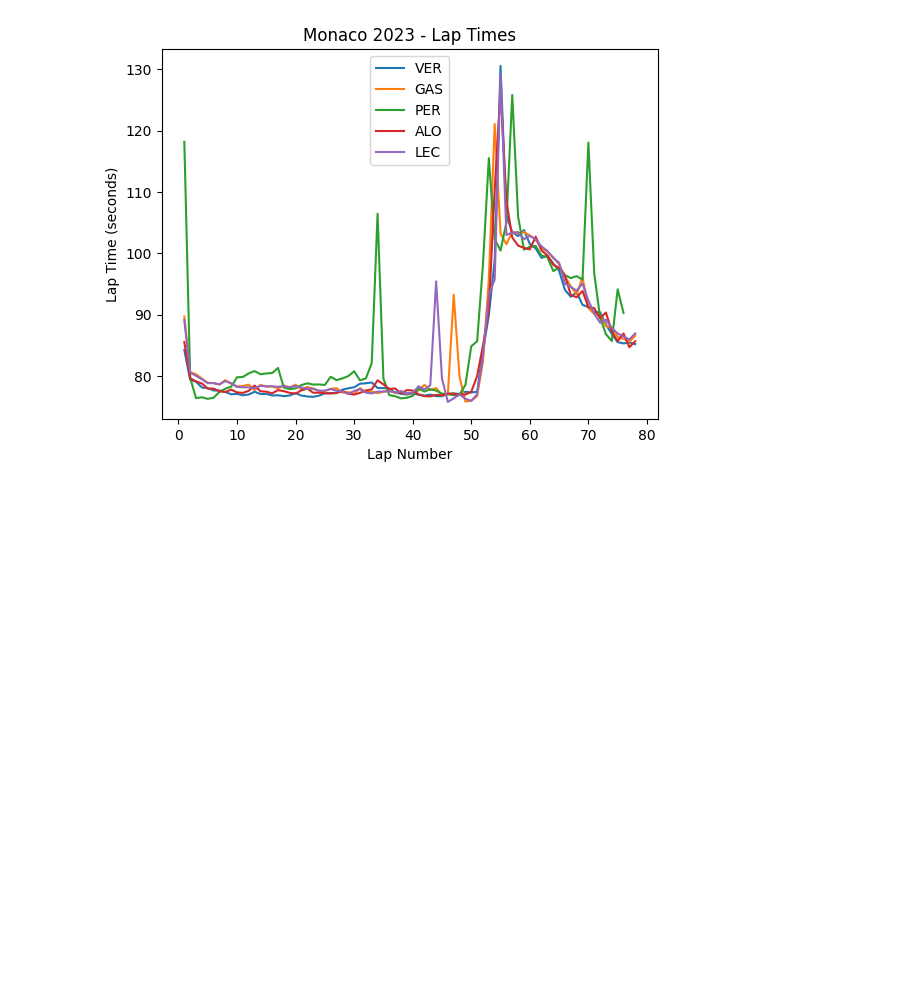
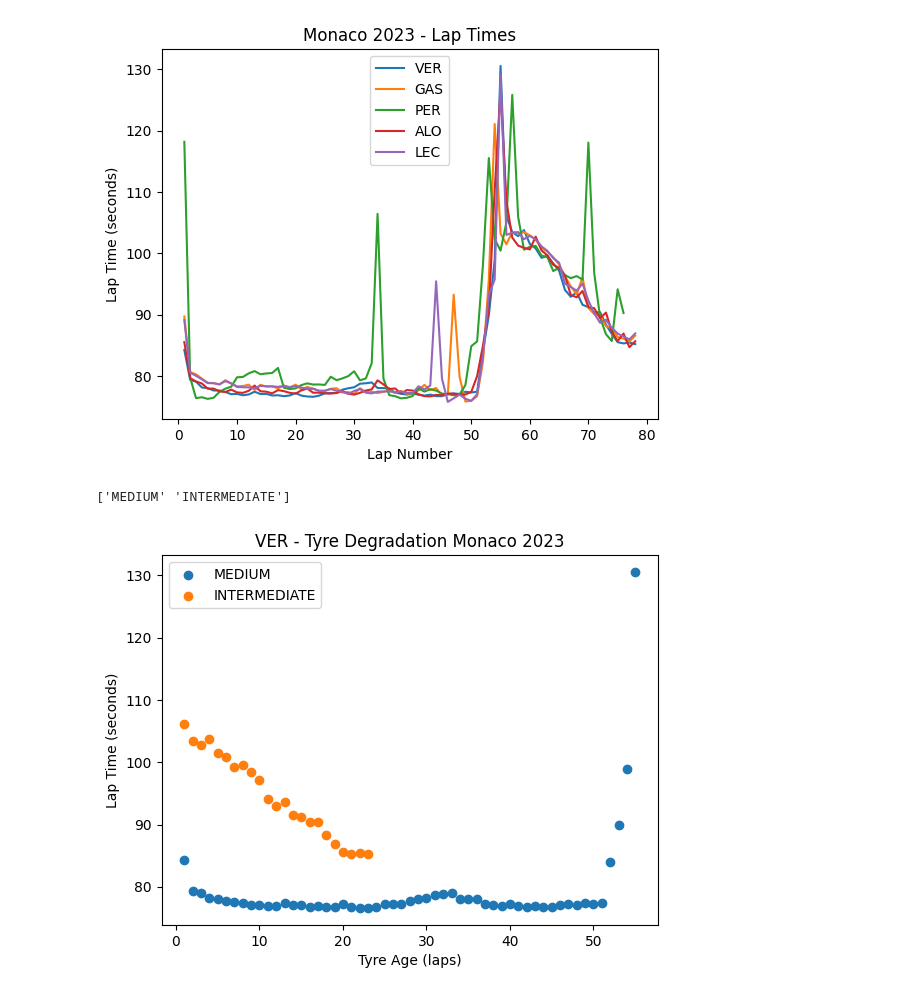
Before and after one commit to SwapnilJain0308/f1-stratergy-predictor, a Jupyter notebook: notebooks/01_data_exploration.ipynb, the cells around one changed output. Drawn from its saved outputs; the diff is of its cells as text; code cells hidden in the pictures; blank space fills up the shorter version.

Commit message:
Tyre degradation visualization on race winner Versteppan's data.

```diff
--- a/notebooks/01_data_exploration.ipynb
+++ b/notebooks/01_data_exploration.ipynb
@@ -91,3 +91,23 @@ plt.legend()
 plt.show()
 # %% [output]
 [figure]
+# %%
+ver_laps = laps[laps['Driver'] == 'VER']
+compounds = ver_laps['Compound'].unique()
+print(compounds)
+# %% [output]
+['MEDIUM' 'INTERMEDIATE']
+# %%
+for compound in compounds:
+    compound_laps = ver_laps[ver_laps['Compound'] == compound]
+    plt.scatter(compound_laps['TyreLife'],
+                compound_laps['LapTime'].dt.total_seconds(),
+                label=compound)
+
+plt.xlabel('Tyre Age (laps)')
+plt.ylabel('Lap Time (seconds)')
+plt.title('VER - Tyre Degradation Monaco 2023')
+plt.legend()
+plt.show()
+# %% [output]
+[figure, added]
```
